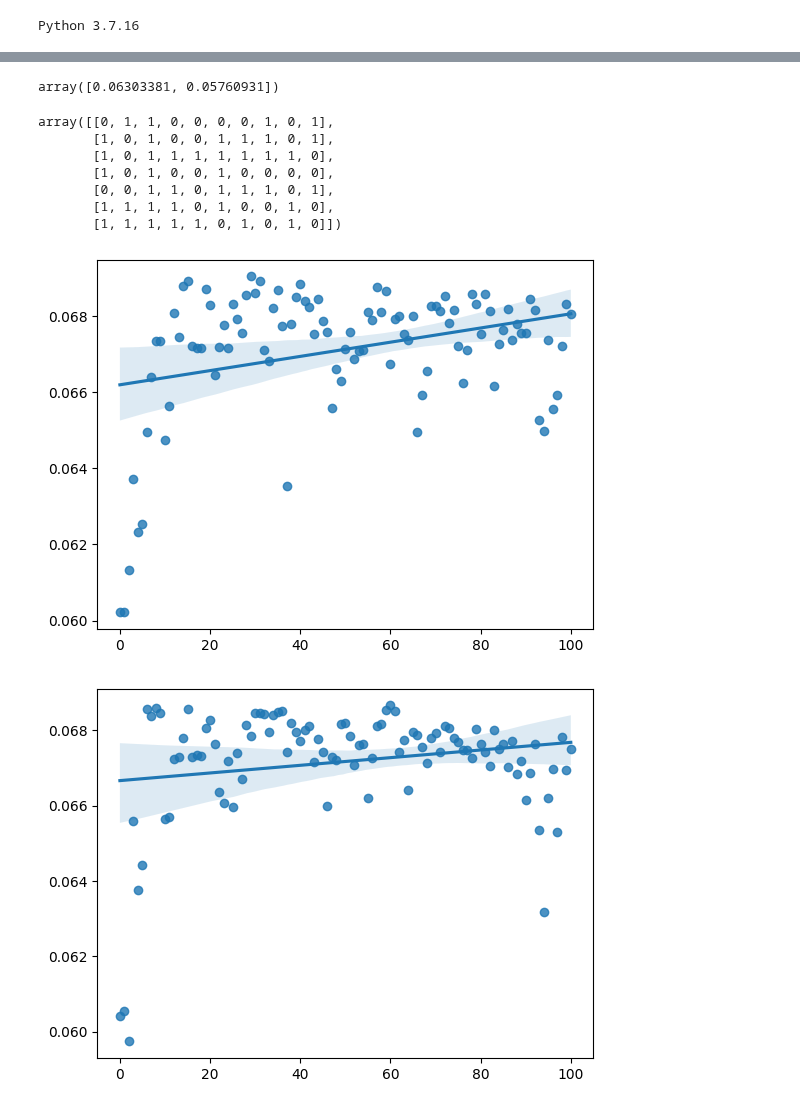
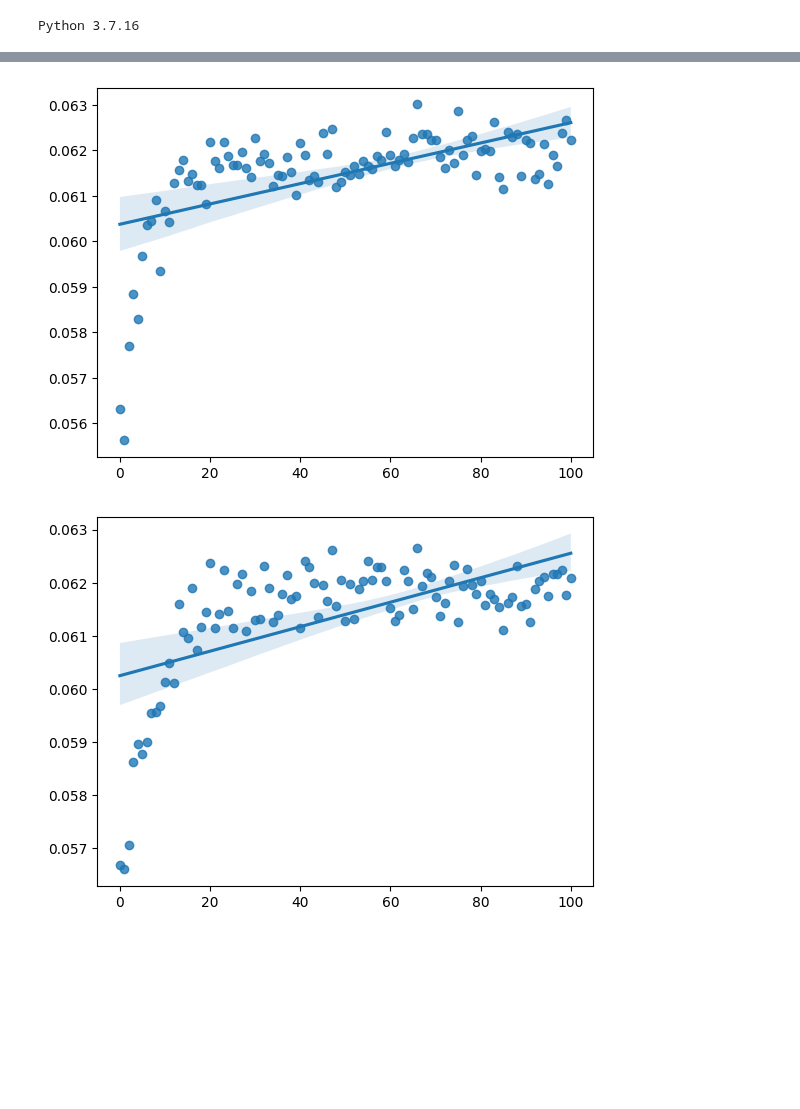
Before and after one commit to i4ata/BScProject, a Jupyter notebook: ppo_negotiation_simplified/PPO_negotiation_tryouts.ipynb, the cells around one changed output, grey strips where cells are left out. Drawn from its saved outputs; the diff is of its cells as text; code cells hidden in the pictures; blank space fills up the shorter version.

```diff
--- a/ppo_negotiation_simplified/PPO_negotiation_tryouts.ipynb
+++ b/ppo_negotiation_simplified/PPO_negotiation_tryouts.ipynb
@@ -29,22 +84,11 @@ plt.show()
+# %%
+agents_no_negotiation = helpers.create_agents(envs[0])
+b = helpers.train(agents_no_negotiation, envs, epochs = 70, batch_size=60, communication_on=False)
 # %%
-helpers.eval_agents(agents, envs[0], n_trials=1)
+sns.regplot(x = np.arange(len(b)), y = b[:, 1])
+plt.show()
+sns.regplot(x = np.arange(len(b)), y = b[:, 0])
+plt.show()
 # %% [output]
-array([0.06303381, 0.05760931])
+[figure, added]
+[figure, added]
-# %%
-envs[0].global_negotiation_state['proposals'][0][1][0] * 1
-# %% [output]
-array([[0, 1, 1, 0, 0, 0, 0, 1, 0, 1],
-       [1, 0, 1, 0, 0, 1, 1, 1, 0, 1],
-       [1, 0, 1, 1, 1, 1, 1, 1, 1, 0],
-       [1, 0, 1, 0, 0, 1, 0, 0, 0, 0],
-       [0, 0, 1, 1, 0, 1, 1, 1, 0, 1],
-       [1, 1, 1, 1, 0, 1, 0, 0, 1, 0],
-       [1, 1, 1, 1, 1, 0, 1, 0, 1, 0]])
-# %%
-sns.regplot(x = np.arange(len(eval_rewards)), y = eval_rewards[:, 1])
-plt.show()
-sns.regplot(x = np.arange(len(eval_rewards)), y = eval_rewards[:, 0])
-plt.show()
-# %% [output]
-[figure, removed]
-[figure, removed]
```
Also changed, not shown: parts of 7 cells of this notebook, 34 other files.
